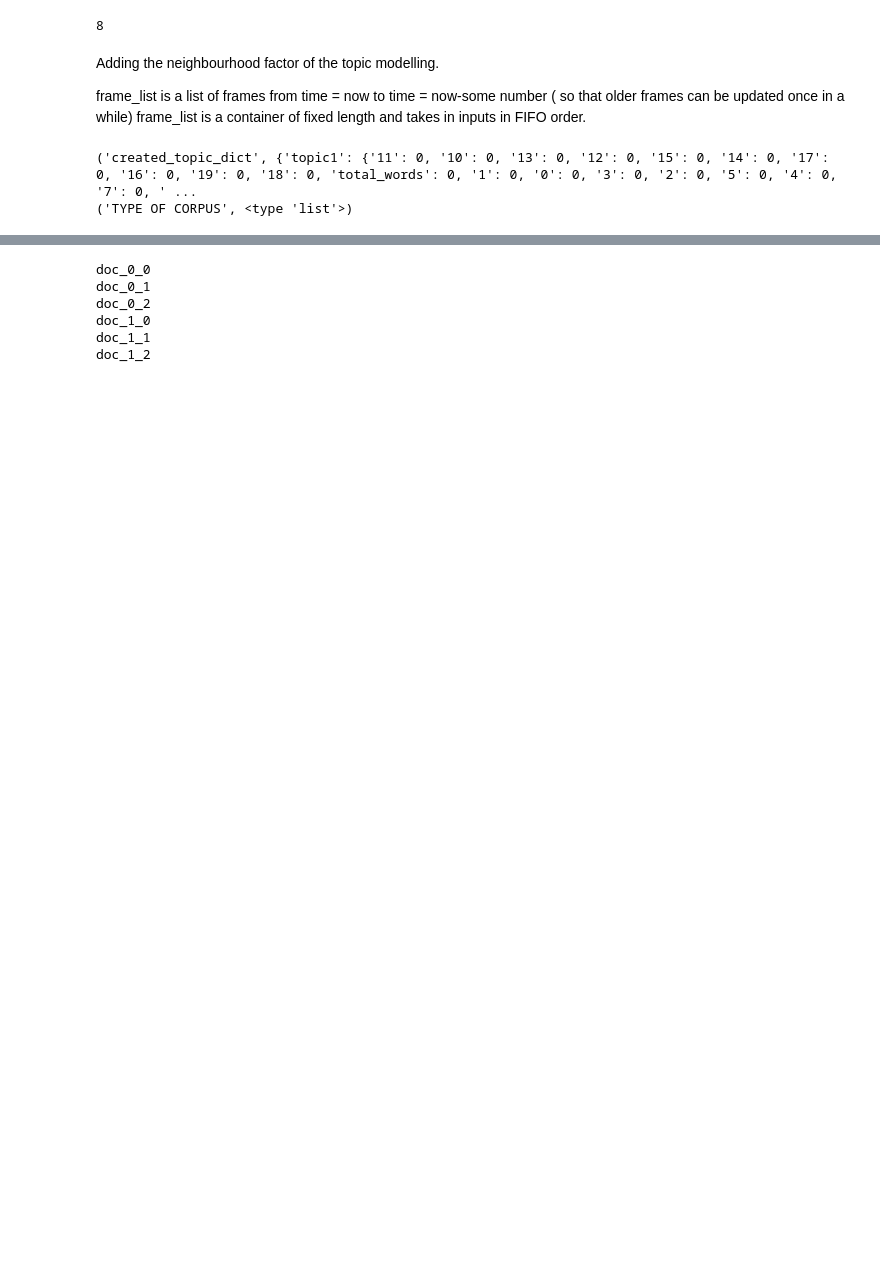
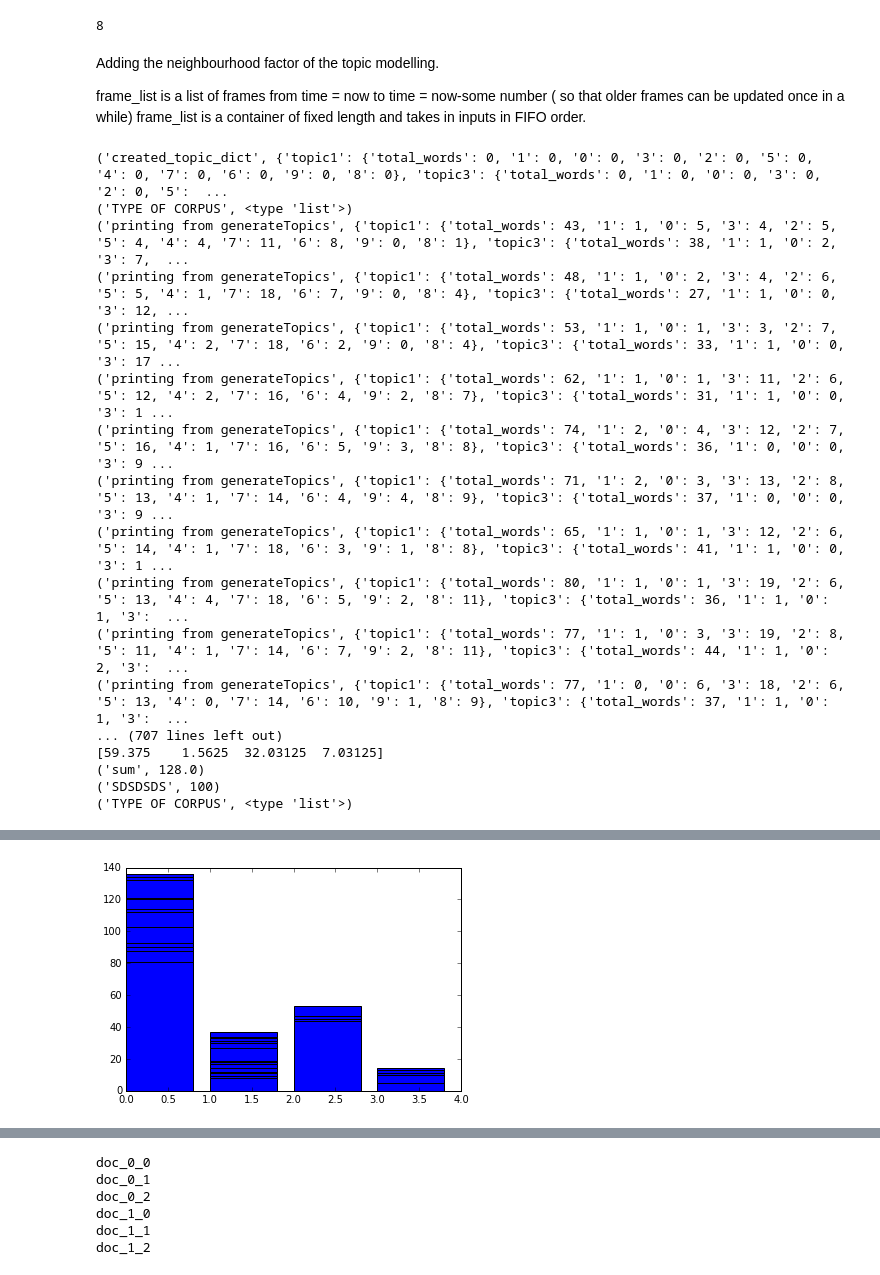
Before and after one commit to ranok92/rost-py, a Jupyter notebook: ROST Implementation.ipynb, the cells around one changed output, grey strips where cells are left out. Saved outputs shown, nothing was run; the diff lists cells and outputs as text; code cells hidden in the pictures; blank space fills up the shorter version.

Commit message:
Implemented the temporal aspect of ROST

```diff
--- a/ROST Implementation.ipynb
+++ b/ROST Implementation.ipynb
@@ -547,11 +558,14 @@ def generateTopicsFromCorpus(corpus , vocab ,no_of_topics , alpha , beta , n_ite
 # %% [markdown]
 generateTopicsFromCorpusROST() : Topic generating function for ROST
 # %%
-def generateTopicsFromCorpusROST(corpus , vocab , no_of_topics , alpha , beta , n_iter ):
+def generateTopicsFromCorpusROST(corpus , vocab , no_of_topics , alpha , beta , n_iter , corpus_dict_block , dict_doc_block):
 
     spatial_neighbours = 1
     temporal_neighbours = 0
     dict_topics, dict_docs , corpus_topic_dict = randomTopicInitROST(corpus,no_of_topics ,vocab)
+    corpus_dict_block.append(corpus_topic_dict)
+
+    dict_doc_block.append(dict_docs)
     #print("DICT_docsdddddd",dict_docs)
     #print("DICT_topicsddddddd",dict_topics)
     for n in range(n_iter):
@@ -559,17 +573,18 @@ def generateTopicsFromCorpusROST(corpus , vocab , no_of_topics , alpha , beta ,
         #print("corpus_topic_dict",corpus_topic_dict)
         #print(corpus_topic_list[4][12])
         doc_no = 1
-        for doc in corpus_topic_dict.keys():
+        print("printing from generateTopics", dict_topics)
+        for doc in corpus_dict_block[0].keys():
             #print(corpus_topic_dict[doc])
             word_counter = 0
-            for word,topic in corpus_topic_dict[doc]:
+            for word,topic in corpus_dict_block[0][doc]:
                 #print(word,topic)
                 #print(dict_topics["topic"+str(topic)].keys())
                 prev_topic = topic
-                dict_topics, dict_word , corpus_topic_dict = updateTopicROST(word,word_counter, doc ,dict_topics , dict_docs , spatial_neighbours , temporal_neighbours , prev_topic ,corpus_topic_dict, alpha , beta ,no_of_topics)
+                dict_topics, dict_word , corpus_dict_block = updateTopicROST(word,word_counter, doc ,dict_topics , dict_doc_block , spatial_neighbours , temporal_neighbours , prev_topic ,corpus_dict_block, 0, alpha , beta ,no_of_topics)
                 word_counter+=1
             doc_no+=1
-    return dict_topics, dict_docs , corpus_topic_dict
+    return dict_topics, dict_doc_block , corpus_dict_block
 # %%
 dict_topics , dict_docs = generateTopicsFromCorpus(tokenized_data[:3] , 2 , .01 , 1 , 300)
 # %% [output]
@@ -927,6 +942,6 @@ def fromImageToCellsToCorpus( cluster ,img , cellsize , thresh):
     #print("counter",counter)
     return corpus,kp_corpus
 # %%
-cluster = createWordClusters("/home/abhisek/Study/Robotics/rost-py/val2017" , 20 , 2000)
+cluster = createWordClusters("/home/abhisek/Study/Robotics/rost-py/val2017" , 10 , 500)
 # %% [output]
 0
@@ -948,7 +963,7 @@ cluster = createWordClusters("/home/abhisek/Study/Robotics/rost-py/val2017" , 20
 10000
 # %%
 vocab = []
-maxval = 19
+maxval = 9
 for i in range(maxval+1):
     vocab.append(i)
 print(vocab)
@@ -989,8 +1004,11 @@ corpus_topic_dict = {}
 alpha = 0.001
 beta = 0.5
 n_iter = 10
-init_niter = 3000
-thresh = 200
+init_niter = 300
+thresh = 500
+corpus_dict_block = []
+dict_doc_block = []
+corpus_dict_size = 100
 while(True):
     # Capture frame-by-frame
     ret, frame = cap.read()
@@ -1001,21 +1019,48 @@ while(True):
     # Our operations on the frame come here
         (duck_corpus,kp_corpus) = fromImageToCellsToCorpus(cluster,frame,cell_size,thresh)
         #print("KPIIIII", len(kp_corpus))
-        dict_topics,dict_docs, corpus_topic_dict = generateTopicsFromCorpusROST(duck_corpus, vocab , no_of_topics, alpha , beta , init_niter)
-    # Display the resulting frame
+        dict_topics,dict_doc_block, corpus_dict_block = generateTopicsFromCorpusROST(duck_corpus, vocab , no_of_topics, alpha , beta , init_niter , corpus_dict_block , dict_doc_block)
+        #corpus_dict_block.append(corpus_topic_dict)
+        #dict_doc_block.append(dict_docs)
+        print(dict_topics)
 
     else:
         (duck_corpus,kp_corpus) = fromImageToCellsToCorpus(cluster,frame,cell_size,thresh)
         dict_topics , dict_docs,corpus_topic_dict = randomTopicAssignmentROST( duck_corpus,dict_topics,no_of_topics , vocab)
         #print("CORPUS_TOPIC_DICTTTTTTTTTT",corpus_topic_dict)
-        dict_topics,dict_docs, corpus_topic_dict = updateTopicsFromCorpusROST(duck_corpus , vocab ,dict_topics, dict_docs , corpus_topic_dict , 2 , 0 , no_of_topics , alpha , beta , n_iter)
-    print("PPPPPPP",dict_topics)
+        #print("After count_{0}".format(count),dict_docs)
+        corpus_dict_block.append(corpus_topic_dict)
+        if (len(corpus_dict_block)>corpus_dict_size):
+            corpus_dict_block.pop(0)
+
+        dict_doc_block.append(dict_docs)
+        if (len(dict_doc_block)>corpus_dict_size):
+            dict_doc_block.pop(0)
+        latest_frame = len(corpus_dict_block)-1
+        dict_topics,dict_doc_block, corpus_dict_block = updateTopicsFromCorpusROST(duck_corpus , vocab ,dict_topics, dict_doc_block , corpus_dict_block , latest_frame  , 1 , 1 , no_of_topics , alpha , beta , n_iter)
+
+
+
+    topic_arr = np.zeros(no_of_topics)
+    for docs in dict_doc_block[-1]:
+        for i in range(no_of_topics):
+            topic_arr[i] += dict_doc_block[-1][docs]['topic'+str(i+1)]
+
+
+    print(np.divide(topic_arr,sum(topic_arr))*100)
+    print ("sum",sum(topic_arr))
+    #print("PPPPPPP",dict_topics)
     count = count+1
     #print("KPIIIII")
     #print(corpus_topic_dict)
     #print(kp_corpus)
+    print("SDSDSDS",len(corpus_dict_block))
+    #print(type(corpus_dict_block))
+    corpus_topic_dict = corpus_dict_block[-1]
     out_frame = displayTopicModellingROST(corpus_topic_dict , no_of_topics ,rows , cols ,kp_corpus , frame,topic_color_dict)
     cv2.imshow('frame',out_frame)
+    plt.ion()
+    plt.bar(np.arange(4),topic_arr)
     if cv2.waitKey(1) & 0xFF == ord('q'):
         break
 
@@ -1023,5 +1068,20 @@ while(True):
 cap.release()
 cv2.destroyAllWindows()
 # %% [output]
-('created_topic_dict', {'topic1': {'11': 0, '10': 0, '13': 0, '12': 0, '15': 0, '14': 0, '17': 0, '16': 0, '19': 0, '18': 0, 'total_words': 0, '1': 0, '0': 0, '3': 0, '2': 0, '5': 0, '4': 0, '7': 0, ' ...
+('created_topic_dict', {'topic1': {'total_words': 0, '1': 0, '0': 0, '3': 0, '2': 0, '5': 0, '4': 0, '7': 0, '6': 0, '9': 0, '8': 0}, 'topic3': {'total_words': 0, '1': 0, '0': 0, '3': 0, '2': 0, '5':  ...
 ('TYPE OF CORPUS', <type 'list'>)
+('printing from generateTopics', {'topic1': {'total_words': 43, '1': 1, '0': 5, '3': 4, '2': 5, '5': 4, '4': 4, '7': 11, '6': 8, '9': 0, '8': 1}, 'topic3': {'total_words': 38, '1': 1, '0': 2, '3': 7,  ...
+('printing from generateTopics', {'topic1': {'total_words': 48, '1': 1, '0': 2, '3': 4, '2': 6, '5': 5, '4': 1, '7': 18, '6': 7, '9': 0, '8': 4}, 'topic3': {'total_words': 27, '1': 1, '0': 0, '3': 12, ...
+('printing from generateTopics', {'topic1': {'total_words': 53, '1': 1, '0': 1, '3': 3, '2': 7, '5': 15, '4': 2, '7': 18, '6': 2, '9': 0, '8': 4}, 'topic3': {'total_words': 33, '1': 1, '0': 0, '3': 17 ...
+('printing from generateTopics', {'topic1': {'total_words': 62, '1': 1, '0': 1, '3': 11, '2': 6, '5': 12, '4': 2, '7': 16, '6': 4, '9': 2, '8': 7}, 'topic3': {'total_words': 31, '1': 1, '0': 0, '3': 1 ...
+('printing from generateTopics', {'topic1': {'total_words': 74, '1': 2, '0': 4, '3': 12, '2': 7, '5': 16, '4': 1, '7': 16, '6': 5, '9': 3, '8': 8}, 'topic3': {'total_words': 36, '1': 0, '0': 0, '3': 9 ...
+('printing from generateTopics', {'topic1': {'total_words': 71, '1': 2, '0': 3, '3': 13, '2': 8, '5': 13, '4': 1, '7': 14, '6': 4, '9': 4, '8': 9}, 'topic3': {'total_words': 37, '1': 0, '0': 0, '3': 9 ...
+('printing from generateTopics', {'topic1': {'total_words': 65, '1': 1, '0': 1, '3': 12, '2': 6, '5': 14, '4': 1, '7': 18, '6': 3, '9': 1, '8': 8}, 'topic3': {'total_words': 41, '1': 1, '0': 0, '3': 1 ...
+('printing from generateTopics', {'topic1': {'total_words': 80, '1': 1, '0': 1, '3': 19, '2': 6, '5': 13, '4': 4, '7': 18, '6': 5, '9': 2, '8': 11}, 'topic3': {'total_words': 36, '1': 1, '0': 1, '3':  ...
+('printing from generateTopics', {'topic1': {'total_words': 77, '1': 1, '0': 3, '3': 19, '2': 8, '5': 11, '4': 1, '7': 14, '6': 7, '9': 2, '8': 11}, 'topic3': {'total_words': 44, '1': 1, '0': 2, '3':  ...
+('printing from generateTopics', {'topic1': {'total_words': 77, '1': 0, '0': 6, '3': 18, '2': 6, '5': 13, '4': 0, '7': 14, '6': 10, '9': 1, '8': 9}, 'topic3': {'total_words': 37, '1': 1, '0': 1, '3':  ...
+... (707 lines left out)
+[59.375    1.5625  32.03125  7.03125]
+('sum', 128.0)
+('SDSDSDS', 100)
+('TYPE OF CORPUS', <type 'list'>)
@@ -1045,3 +1095,4 @@ cv2.destroyAllWindows()
+[figure, added]
 # %%
 dict_topics
 # %% [output]
```
Also changed, not shown: parts of 18 cells of this notebook.
